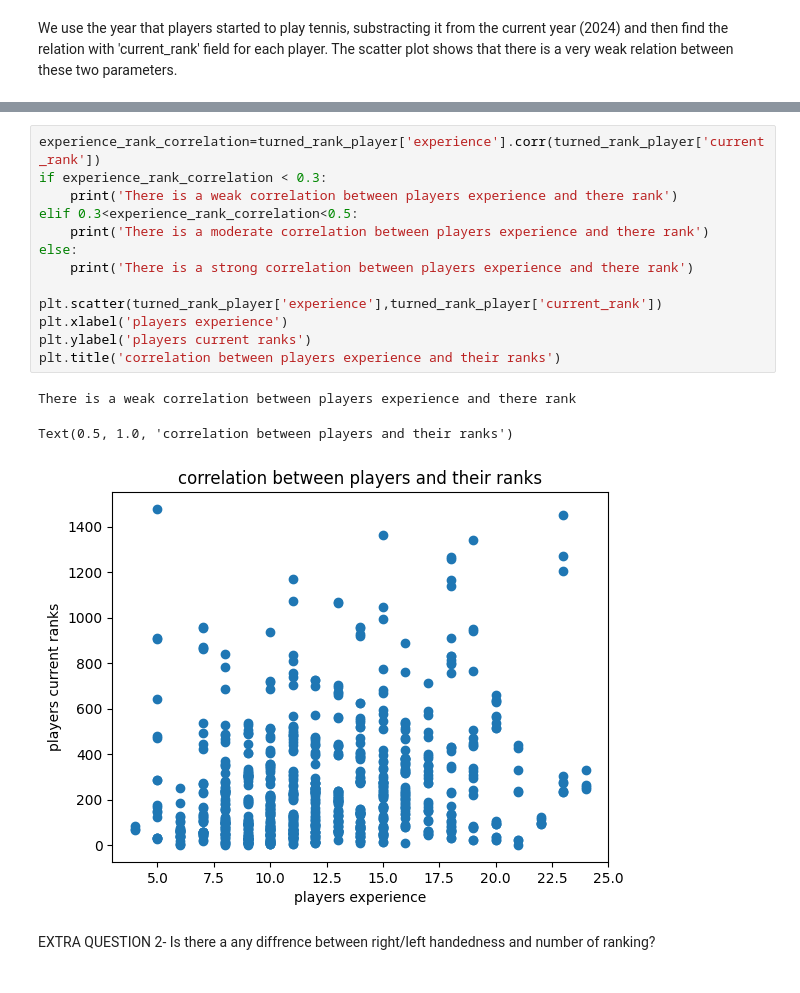
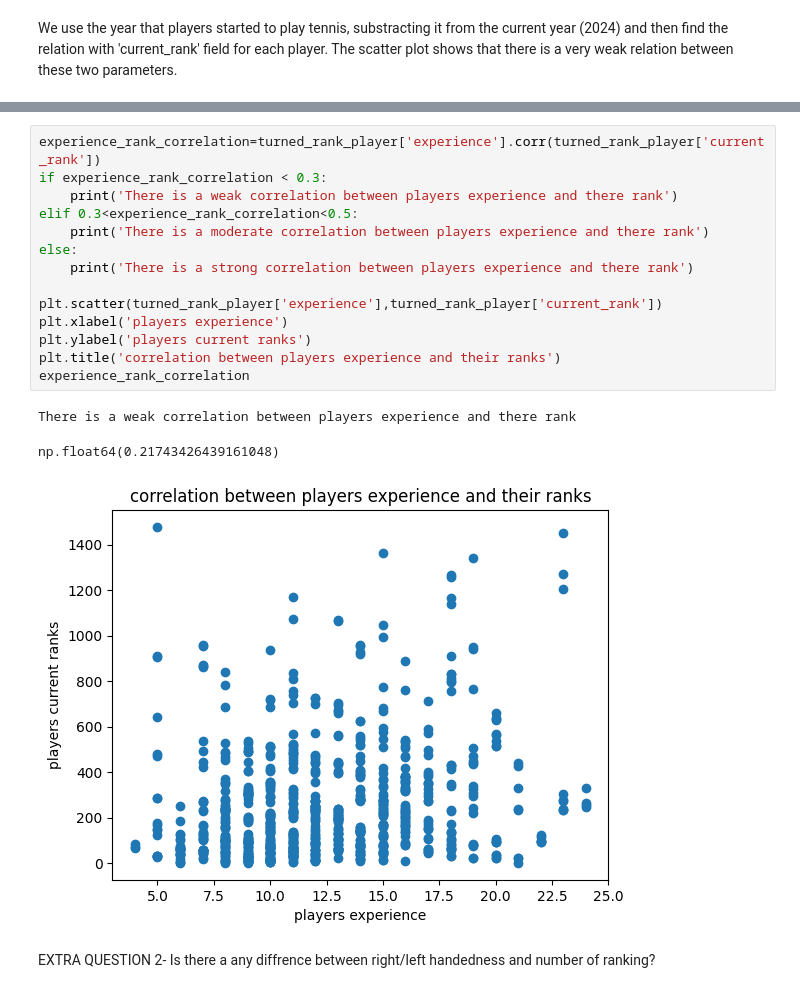
Before and after one commit to mahdieyehalavi/tennisMatchProject, a Jupyter notebook: notebooks/final_version_tennis_match.ipynb, the cells around one changed output, grey strips where cells are left out. Saved outputs shown, nothing was run; the diff lists cells and outputs as text.

```diff
--- a/notebooks/final_version_tennis_match.ipynb
+++ b/notebooks/final_version_tennis_match.ipynb
@@ -626,20 +696,21 @@ turned_rank_player.sort_values('current_rank')
 # %%
 experience_rank_correlation=turned_rank_player['experience'].corr(turned_rank_player['current_rank'])
 if experience_rank_correlation < 0.3:
     print('There is a weak correlation between players experience and there rank')
 elif 0.3<experience_rank_correlation<0.5:
     print('There is a moderate correlation between players experience and there rank')
 else:
     print('There is a strong correlation between players experience and there rank')
 
 plt.scatter(turned_rank_player['experience'],turned_rank_player['current_rank'])
 plt.xlabel('players experience')
 plt.ylabel('players current ranks')
 plt.title('correlation between players experience and their ranks')
+experience_rank_correlation
 # %% [output]
 There is a weak correlation between players experience and there rank
-Text(0.5, 1.0, 'correlation between players and their ranks')
+np.float64(0.21743426439161048)
-[figure, old version]
+[figure, new version]
 # %% [markdown]
 EXTRA QUESTION 2- Is there a any diffrence between right/left handedness and number of ranking?
 # %% [markdown]
```
Also changed, not shown: parts of 26 cells of this notebook, 1 other file.
